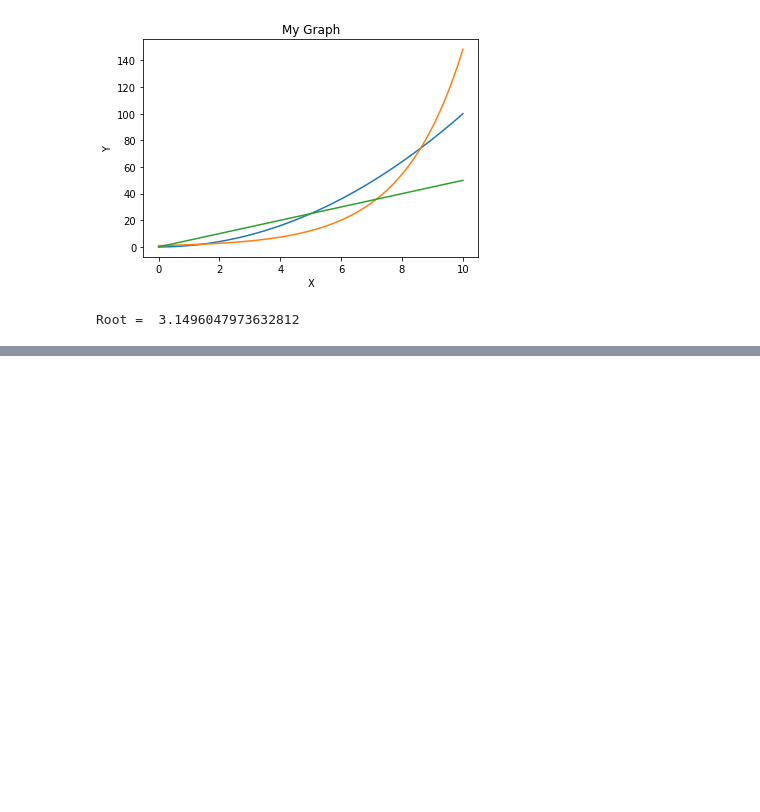
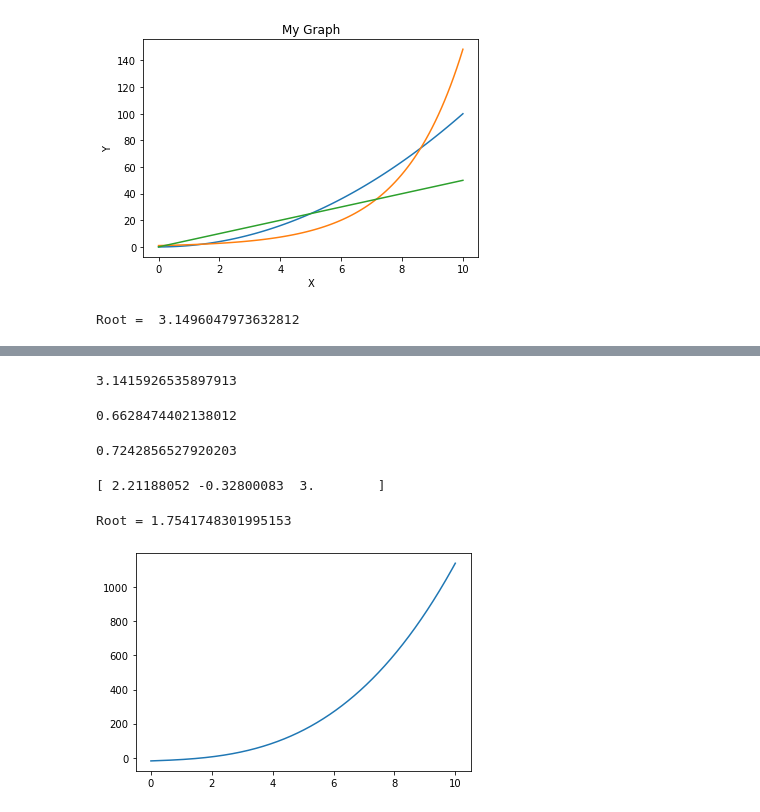
Before and after one commit to D-Ghosh/Python_Projects, a Jupyter notebook: Set_1.ipynb, the cells around one changed output, grey strips where cells are left out. Drawn from its saved outputs; the diff is of its cells as text; code cells hidden in the pictures; blank space fills up the shorter version.

```diff
--- a/Set_1.ipynb
+++ b/Set_1.ipynb
@@ -83,0 +219,77 @@ Root =  3.1496047973632812
+# %%
+# Q6(ii)
+def f(x): return (1+x**2)**(-1)
+
+x1, x2, n = eval(input("Lower limit, Upper limit, n\n"))
+h = float(x2 - x1)/n
+s = f(x1) + f(x2)
+d = 4
+
+for i in range(1, n):
+    x = x1 + i*h
+    s += d*f(x)
+    d = 6-d
+
+s = h/3*s
+print(s*4)
+# %% [output]
+3.1415926535897913
+# %%
+# Q7(i)
+
+x = np.array([np.random.uniform(0, 1) for i in range(50)])
+x2 = x**2
+avg_x = sum(x)/len(x)
+avg_x2 = sum(x2)/len(x2)
+
+print(math.sqrt(avg_x2-avg_x**2)/avg_x)
+# %% [output]
+0.6628474402138012
+# %%
+# Q7(ii)
+# Lagrange Interpolation
+
+x = np.arange(0, 2+0.2, 0.2)
+y = np.sin(x**2)
+
+m = len(x)
+n = m-1 #Degree of polynomial
+xp, yp = 0.9, 0
+
+for i in range(m):
+    p = 1
+    for j in range(n+1):
+        if j != i:
+            p *= (xp-x[j])/(x[i]-x[j])
+    yp += y[i]*p
+print(yp)
+# %% [output]
+0.7242856527920203
+# %%
+# Q8(i)
+
+x = 35*(math.pi/180)
+r = np.array([2, 1, 3])
+R = np.array([[math.cos(x), -math.sin(x), 0], [math.sin(x), math.cos(x), 0], [0, 0, 1]])
+
+print(np.dot(r, R))
+# %% [output]
+[ 2.21188052 -0.32800083  3.        ]
+# %%
+# Q8(ii)
+
+def f(x): return (x**3)+((x+1)**2)+4*x-20
+def h(x): return (3*x**2)+2*(x+1)+4
+
+x, tol = eval(input("Initial point, Tolerance\n"))
+X = np.linspace(0,10,1000)
+Y = f(X)
+while abs(f(x)) > tol:
+    x = x-f(x)/h(x)
+
+print("Root =", x)
+plt.plot(X, Y)
+plt.show()
+# %% [output]
+Root = 1.7541748301995153
+[figure, added]
```
Also changed, not shown: parts of 7 cells of this notebook.
